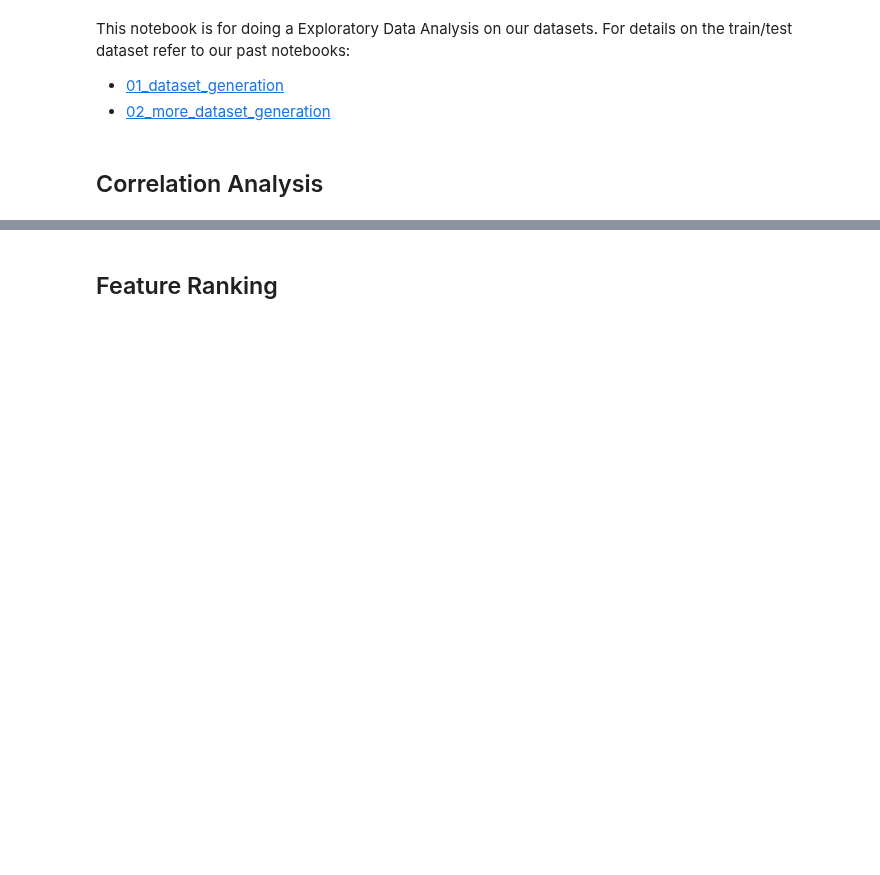
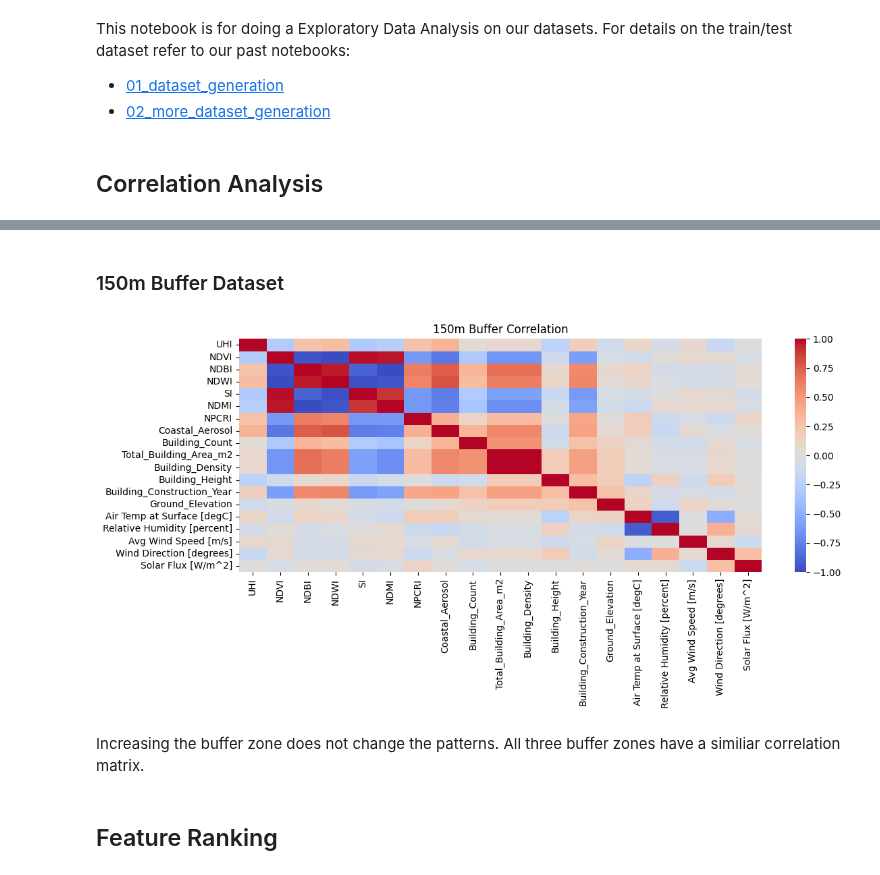
Before and after one commit to adamz312/cooling_with_code, a Jupyter notebook: 04_EDA.ipynb, the cells around one changed output, grey strips where cells are left out. Saved outputs shown, nothing was run; the diff lists cells and outputs as text; code cells hidden in the pictures; blank space fills up the shorter version.

```diff
--- a/04_EDA.ipynb
+++ b/04_EDA.ipynb
@@ -32,3 +110,13 @@ This notebook is for doing a Exploratory Data Analysis on our datasets. For deta
+# %% [markdown]
+### 150m Buffer Dataset
+# %%
+#conduct correlation analysis
+corr, plt = conduct_correlation_analysis(hunfifty_train, '150m Buffer')
+plt.show()
+# %% [output]
+[figure, added]
+# %% [markdown]
+Increasing the buffer zone does not change the patterns. All three buffer zones have a similiar correlation matrix.
 # %% [markdown]
 ## Feature Ranking
 # %% [markdown]
```
Also changed, not shown: parts of 15 cells of this notebook.
